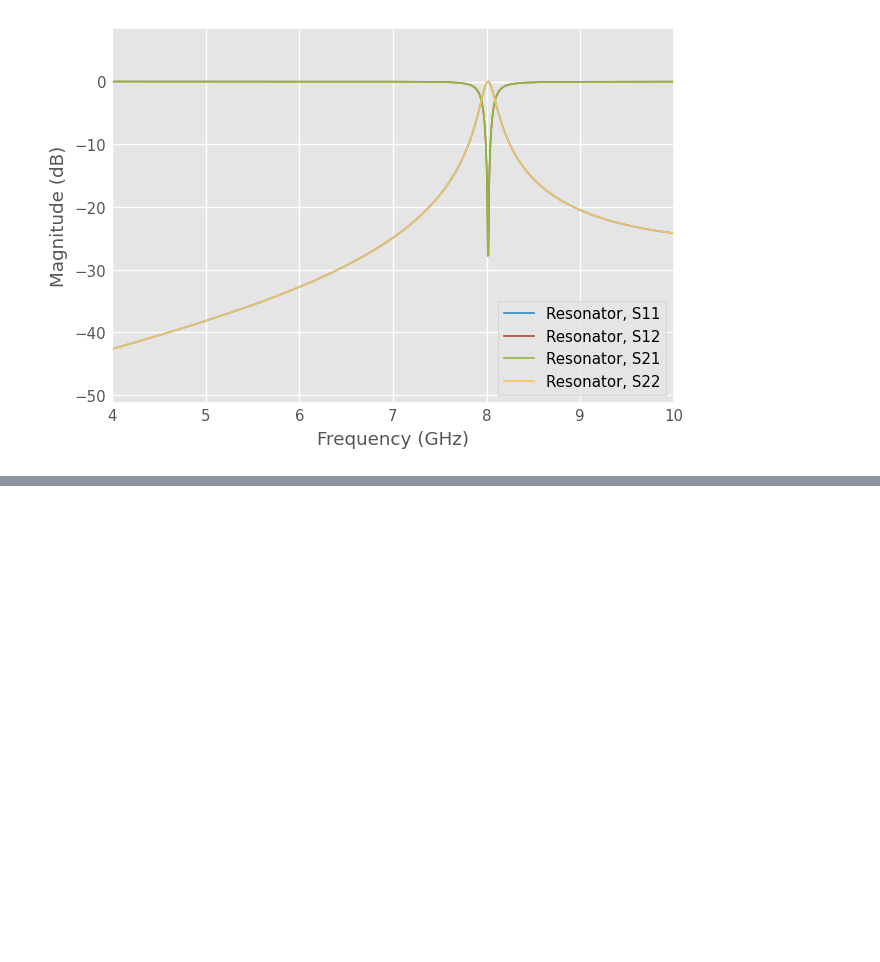
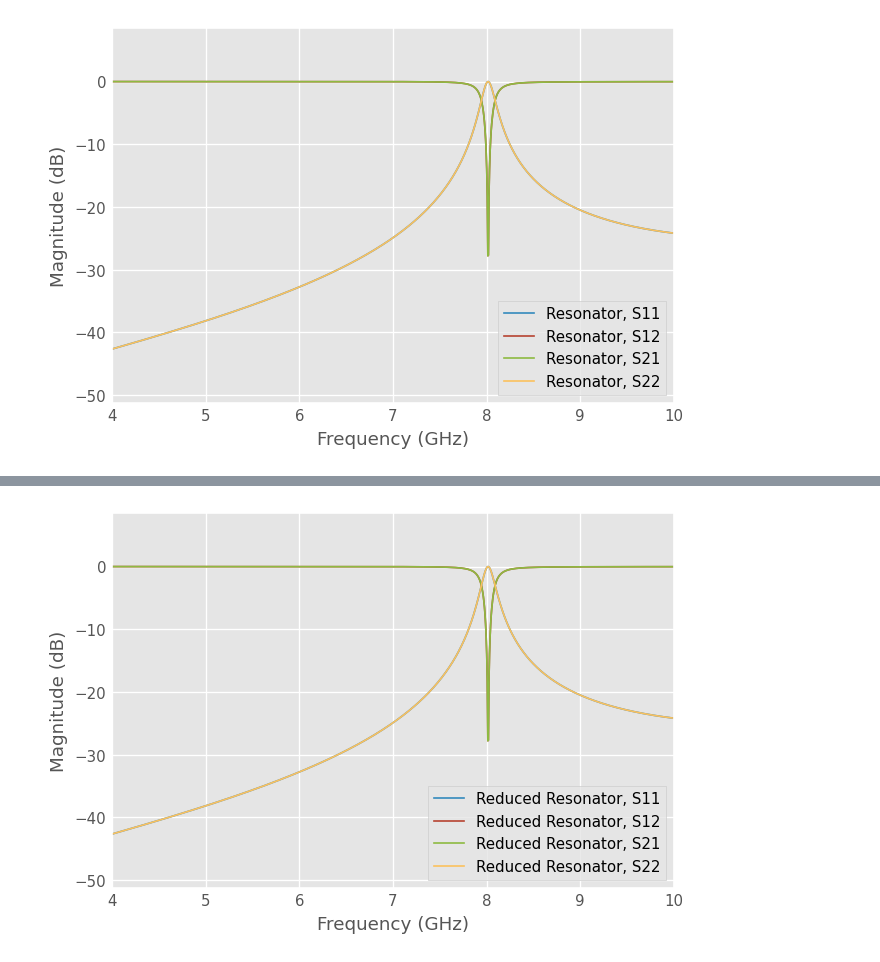
Before and after one commit to zachparrott/skrf-cqed, a Jupyter notebook: skrf_cqed/examples/quarter_wave_resonator.ipynb, the cells around one changed output, grey strips where cells are left out. Saved outputs shown, nothing was run; the diff lists cells and outputs as text; code cells hidden in the pictures; blank space fills up the shorter version.

```diff
--- a/skrf_cqed/examples/quarter_wave_resonator.ipynb
+++ b/skrf_cqed/examples/quarter_wave_resonator.ipynb
@@ -67,0 +75,5 @@ network.plot_s_db()
+# %%
+reduced_network = reduced_circ.network
+reduced_network.plot_s_db()
+# %% [output]
+[figure, added]
```
Also changed, not shown: parts of 3 cells of this notebook, 3 other files.
